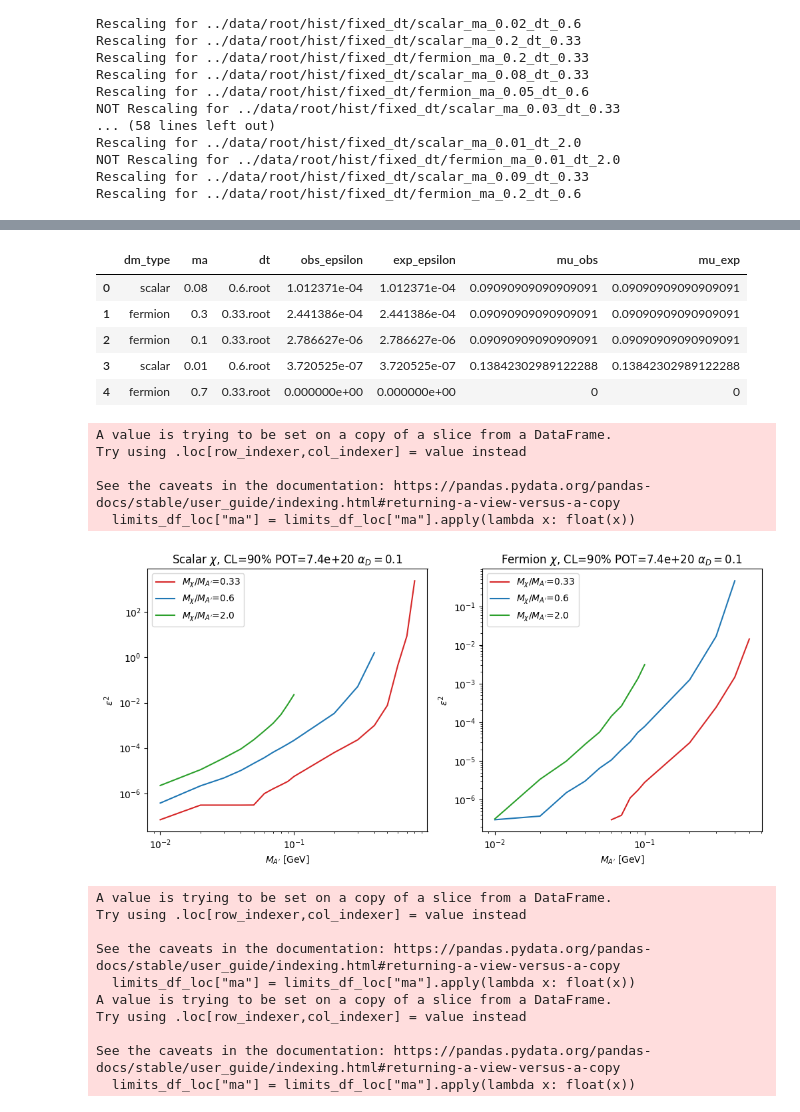
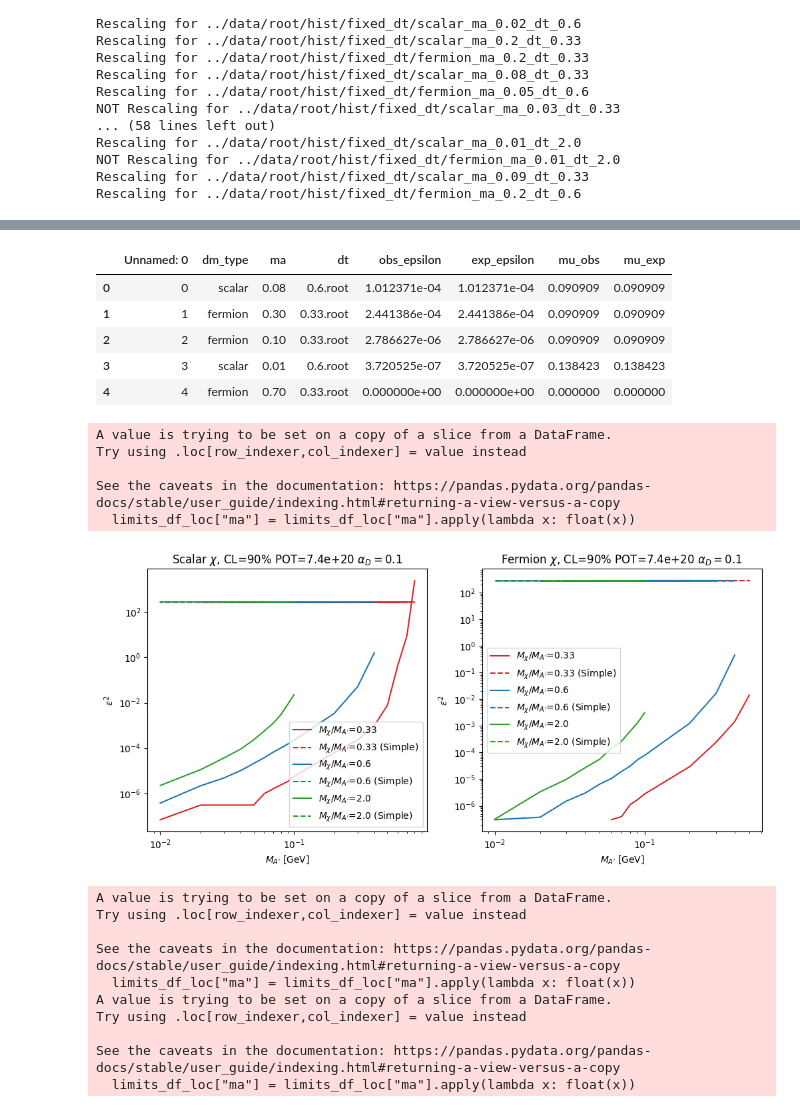
Before and after one commit to amh-137/DarkElectronScatter, a Jupyter notebook: notebooks/limits.ipynb, the cells around one changed output, grey strips where cells are left out. Saved outputs shown, nothing was run; the diff lists cells and outputs as text; code cells hidden in the pictures.

Commit message:
(Incorrectly Implimented) Simple Counting experiment (Ideas)

```diff
--- a/notebooks/limits.ipynb
+++ b/notebooks/limits.ipynb
@@ -322,0 +371,14 @@ Rescaling for ../data/root/hist/fixed_dt/fermion_ma_0.2_dt_0.6
+# %%
+simple_conting_limits = []
+for file in os.listdir("../data/root/hist/fixed_dt/"):
+    if file.endswith(".root"):
+        with uproot.open(f"../data/root/hist/fixed_dt/{file}") as f:
+            signal = f["signal"].values()
+            obs_epsilon = simple_counting_experiment(signal, CL=CL)
+            ma = file.split("_")[2]
+            dt = file.split("_")[4]
+            dmt = file.split("_")[0]
+            simple_conting_limits.append([dmt, float(ma), dt.strip(".root"), obs_epsilon])
+
+simple_conting_limits = pd.DataFrame(simple_conting_limits, columns=["dm_type", "ma", "dt", "obs_epsilon"])
+display(simple_conting_limits)
@@ -323,10 +416,11 @@ Rescaling for ../data/root/hist/fixed_dt/fermion_ma_0.2_dt_0.6
 # %%
-limits_df = pd.DataFrame(limits_df, columns=["dm_type", "ma", "dt", "obs_epsilon", "exp_epsilon", "mu_obs", "mu_exp"])
-
+#limits_df = pd.DataFrame(limits_df, columns=["dm_type", "ma", "dt", "obs_epsilon", "exp_epsilon", "mu_obs", "mu_exp"])
+#limits_df.to_csv("../data/csv/fixed_dt.csv")
+limits_df = pd.read_csv("../data/csv/fixed_dt.csv")
 display(limits_df.head())
 
 # Plot limits
-limits_df.to_csv("../data/csv/fixed_dt.csv")
+
 
 #display(limits_df)
 
@@ -335,42 +429,44 @@ fig = plt.figure(figsize=(10.2,5))
 ax = fig.subplots(1,2)
 
 
 for i, dm_type in enumerate(["scalar", "fermion"]):
 
     for dt in ["0.33", "0.6", "2.0"]:
         limits_df_loc = limits_df[(limits_df["dt"]==dt+".root") & (limits_df["dm_type"] == dm_type)]
+        simple_conting_limits_loc = simple_conting_limits[(simple_conting_limits["dt"]==dt) & (simple_conting_limits["dm_type"] == dm_type)]
 
         limits_df_loc["ma"] = limits_df_loc["ma"].apply(lambda x: float(x))
         limits_df_loc = limits_df_loc[limits_df_loc["obs_epsilon"] > 0]
         limits_df_loc.sort_values(by="ma", inplace=True)
         #display(limits_df_loc)
         ax[i].plot(limits_df_loc["ma"], limits_df_loc["obs_epsilon"], label=r"$M_\chi/M_{A'}$"+f"={dt}", color=cols[dt])
+        ax[i].plot(simple_conting_limits_loc["ma"], simple_conting_limits_loc["obs_epsilon"], label=r"$M_\chi/M_{A'}$"+f"={dt} (Simple)", color=cols[dt], linestyle="--")
         #ax.scatter(limits_df_loc["ma"], limits_df_loc["exp_epsilon"], label=f"Expected, dt={dt}", color=cols[dt])
 
 
     #ax_scalar.legend()
     ax[i].set(title=f"{dm_type}".capitalize() + rf" $\chi$, CL={1-CL:.0%} POT={MICORBOONE_POT} "+r"$\alpha_D=0.1$",
               xlabel=r"$M_{A'}$ [GeV]", ylabel=r"$\epsilon^2$")
     ax[i].loglog()
     ax[i].legend()
 
 fig.tight_layout()
-plt.savefig("../plots/limits/fixed_dt/bare_limits.png")
-plt.savefig("../plots/limits/fixed_dt/bare_limits.pdf")
+#plt.savefig("../plots/limits/fixed_dt/bare_limits.png")
+#plt.savefig("../plots/limits/fixed_dt/bare_limits.pdf")
 plt.show()
 # %% [output]
-|  | dm_type | ma | dt | obs_epsilon | exp_epsilon | mu_obs | mu_exp |
-| 0 | scalar | 0.08 | 0.6.root | 1.012371e-04 | 1.012371e-04 | 0.09090909090909091 | 0.09090909090909091 |
-| 1 | fermion | 0.3 | 0.33.root | 2.441386e-04 | 2.441386e-04 | 0.09090909090909091 | 0.09090909090909091 |
-| 2 | fermion | 0.1 | 0.33.root | 2.786627e-06 | 2.786627e-06 | 0.09090909090909091 | 0.09090909090909091 |
-| 3 | scalar | 0.01 | 0.6.root | 3.720525e-07 | 3.720525e-07 | 0.13842302989122288 | 0.13842302989122288 |
-| 4 | fermion | 0.7 | 0.33.root | 0.000000e+00 | 0.000000e+00 | 0 | 0 |
+|  | Unnamed: 0 | dm_type | ma | dt | obs_epsilon | exp_epsilon | mu_obs | mu_exp |
+| 0 | 0 | scalar | 0.08 | 0.6.root | 1.012371e-04 | 1.012371e-04 | 0.090909 | 0.090909 |
+| 1 | 1 | fermion | 0.30 | 0.33.root | 2.441386e-04 | 2.441386e-04 | 0.090909 | 0.090909 |
+| 2 | 2 | fermion | 0.10 | 0.33.root | 2.786627e-06 | 2.786627e-06 | 0.090909 | 0.090909 |
+| 3 | 3 | scalar | 0.01 | 0.6.root | 3.720525e-07 | 3.720525e-07 | 0.138423 | 0.138423 |
+| 4 | 4 | fermion | 0.70 | 0.33.root | 0.000000e+00 | 0.000000e+00 | 0.000000 | 0.000000 |
 A value is trying to be set on a copy of a slice from a DataFrame.
 Try using .loc[row_indexer,col_indexer] = value instead
 
 See the caveats in the documentation: https://pandas.pydata.org/pandas-docs/stable/user_guide/indexing.html#returning-a-view-versus-a-copy
   limits_df_loc["ma"] = limits_df_loc["ma"].apply(lambda x: float(x))
-[figure, old version]
+[figure, new version]
 # %%
 #Luis_scalar_06 = pd.read_csv("../data/csv/Scalar-dt06.csv", names=["ma", "obs_epsilon"])
 #Luis_fermion_06 = pd.read_csv("../data/csv/Fermion-dt06.csv", names=["ma", "obs_epsilon"])
```
Also changed, not shown: parts of 3 cells of this notebook.
